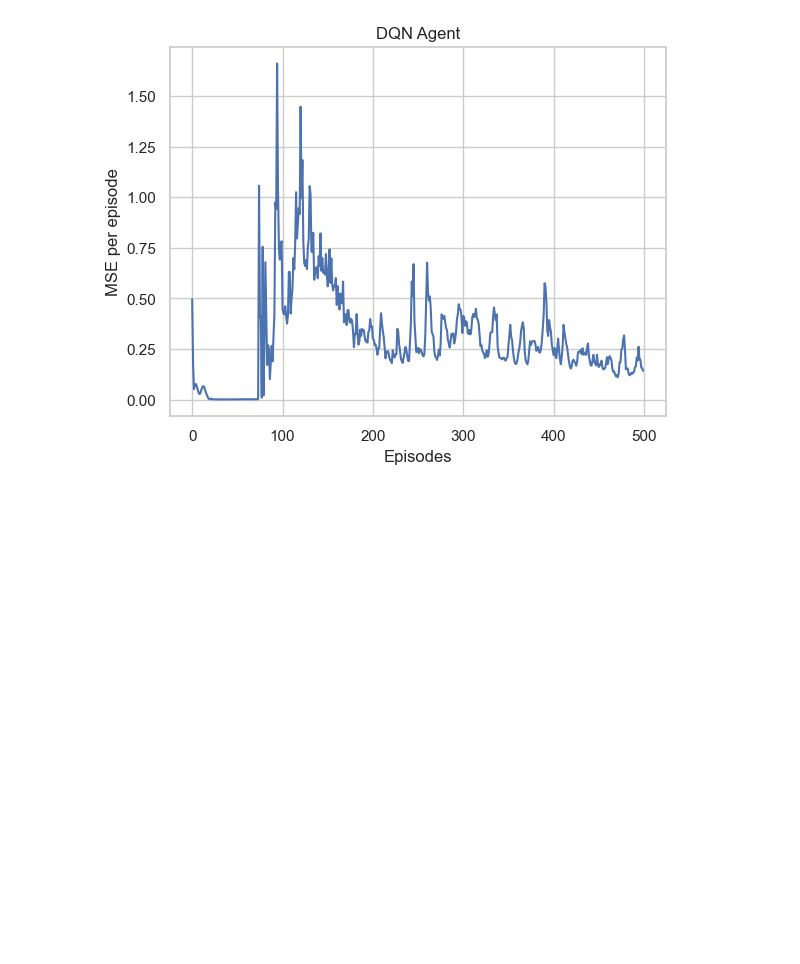
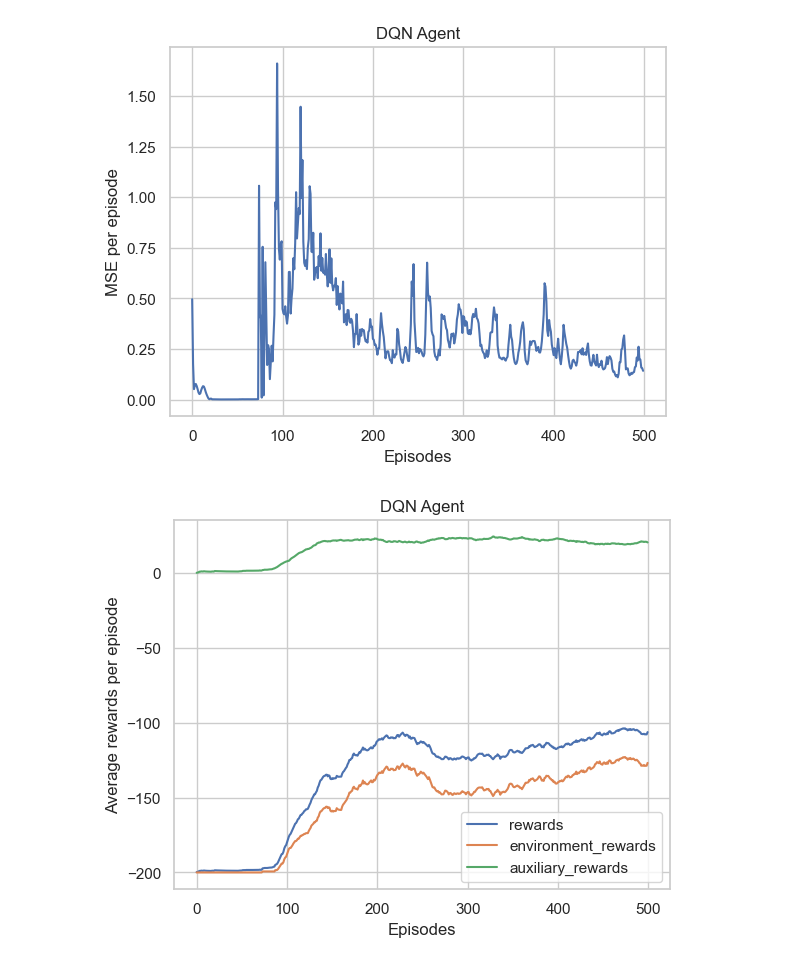
Before and after one commit to LionelSafar/Rolls-Royce-Peak-Plower, a Jupyter notebook: main.ipynb, the cells around one changed output. Saved outputs shown, nothing was run; the diff lists cells and outputs as text; code cells hidden in the pictures; blank space fills up the shorter version.

```diff
--- a/main.ipynb
+++ b/main.ipynb
@@ -389,25 +398,3 @@ class DQNAgent:
                        f'{self.__class__.__name__}_{self.save_name}.pth')
 # %% [markdown]
 #### Train an agent with DQN
-# %%
-# Plotting functions
-def plot_loss_per_episode(loss_per_episode, class_name, save_name):
-    plt.plot(loss_per_episode)
-    plt.xlabel('Episodes')
-    plt.ylabel('MSE per episode')
-    plt.title('DQN Agent')
-    plt.savefig(f'{class_name}_losses_{save_name}.png')
-    plt.show()
-
-
-def plot_mean_reward_per_episode(reward_per_episode, class_name, save_name):
-    mean_rewards = np.zeros(len(reward_per_episode))
-    # calculate mean rewards for last 50 episodes -> batches of size 100 to get rewards
-    for i in range(len(reward_per_episode)):
-        mean_rewards[i] = np.mean(
-            reward_per_episode[max(0, i - 50):i + 1])
-    plt.plot(mean_rewards)
-    plt.xlabel('Episodes')
-    plt.ylabel('Average cumulative rewards per episode')
-    plt.title('DQN Agent')
-    plt.savefig(f'{class_name}_rewards_{save_name}.png')
@@ -472,4 +535,11 @@ _ = run(dqn_agent_render_domain_based, 1, render=True)
 plot_loss_per_episode(domain_training_stats['episodes_mean_loss'], dqn_agent_1000.__class__.__name__, save_name_1000)
 # %% [output]
 [figure]
+# %%
+domain_reward_dict = {key: domain_training_stats[key] for key in reward_keys}
+
+
+plot_mean_reward_per_episode(domain_reward_dict, dqn_agent_1000.__class__.__name__, save_name_1000)
+# %% [output]
+[figure, added]
 # %%
```
Also changed, not shown: parts of 14 cells of this notebook, 3 other files.
